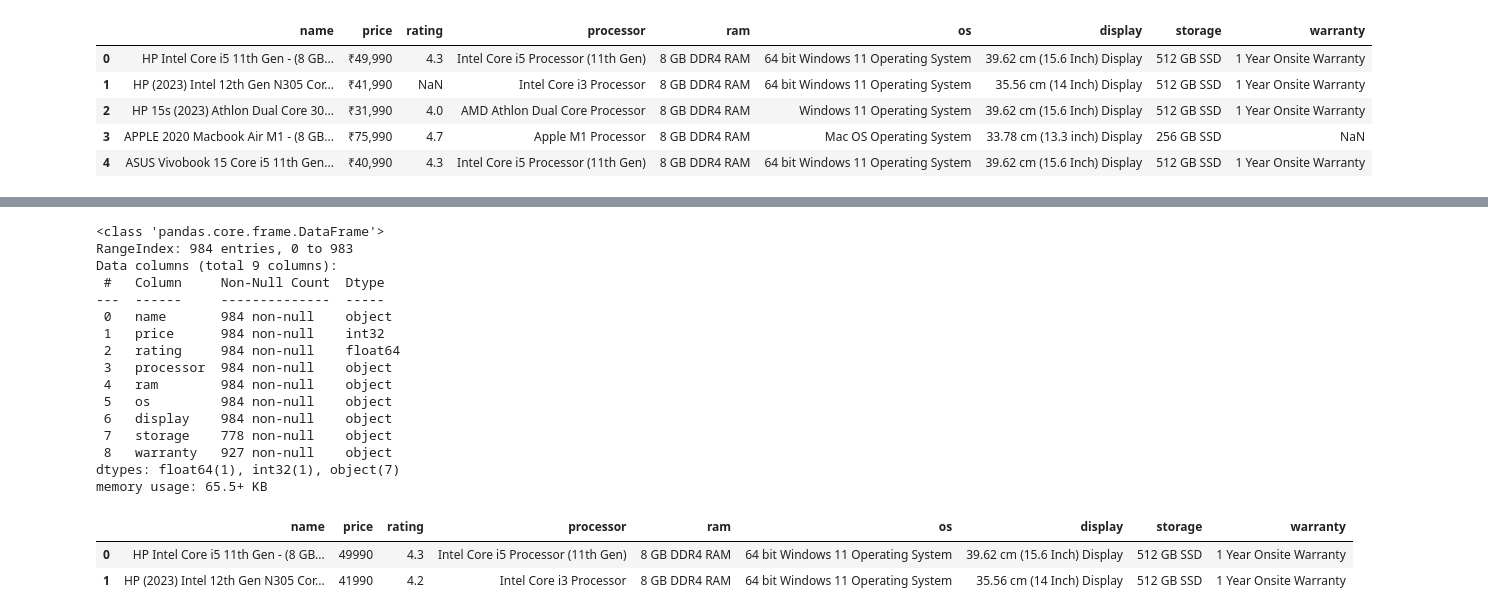
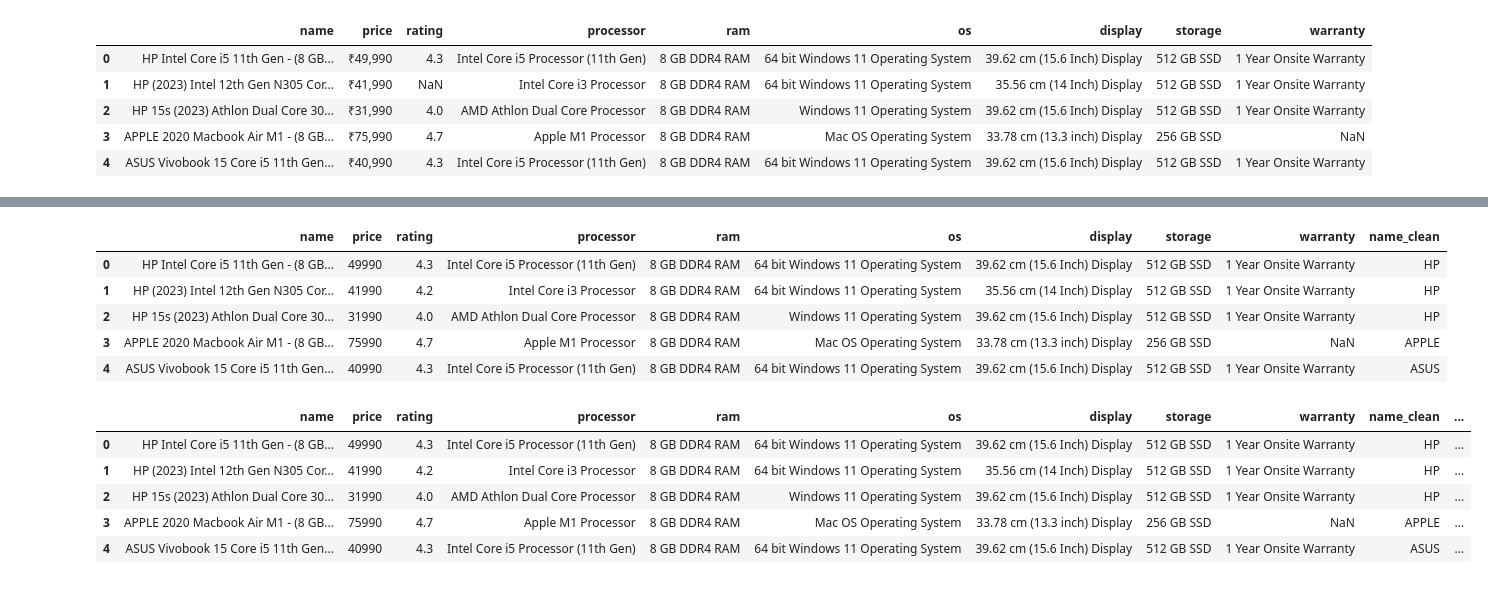
Before and after one commit to jeniljani-4444/End-to-End-Laptop-Price-Prediction, a Jupyter notebook: Flipkart Laptop Price Prediction.ipynb, the cells around one changed output, grey strips where cells are left out. Saved outputs shown, nothing was run; the diff lists cells and outputs as text; code cells hidden in the pictures.

```diff
--- a/Flipkart Laptop Price Prediction.ipynb
+++ b/Flipkart Laptop Price Prediction.ipynb
@@ -33,4 +48,4 @@ df.head()
 # %%
-# Cleaning Price Column
-df["price"] = df["price"].str.replace("₹","").str.replace(',','').str.strip().astype('int')
+# Cleaning price column
+df['price'] = df.price.str.replace('₹','').str.replace(',','').astype('int')
 # %%
@@ -65,3 +60,3 @@ sns.distplot(df['rating']);
 # %%
-df['rating'] = df['rating'].fillna(df['rating'].mean())
-df['rating'] = round(df['rating'],1)
+# Handling missig values in rating column
+df['rating'] = round(df.rating.fillna(df['rating'].mean()),1)
@@ -72,25 +63,35 @@ sns.distplot(df['rating']);
 # %%
-df.info()
+df.head()
 # %% [output]
-<class 'pandas.core.frame.DataFrame'>
-RangeIndex: 984 entries, 0 to 983
-Data columns (total 9 columns):
- #   Column     Non-Null Count  Dtype
----  ------     --------------  -----
- 0   name       984 non-null    object
- 1   price      984 non-null    int32
- 2   rating     984 non-null    float64
- 3   processor  984 non-null    object
- 4   ram        984 non-null    object
- 5   os         984 non-null    object
- 6   display    984 non-null    object
- 7   storage    778 non-null    object
- 8   warranty   927 non-null    object
-dtypes: float64(1), int32(1), object(7)
-memory usage: 65.5+ KB
+|  | name | price | rating | processor | ram | os | display | storage | warranty | name_clean |
+| 0 | HP Intel Core i5 11th Gen - (8 GB... | 49990 | 4.3 | Intel Core i5 Processor (11th Gen) | 8 GB DDR4 RAM | 64 bit Windows 11 Operating System | 39.62 cm (15.6 Inch) Display | 512 GB SSD | 1 Year Onsite Warranty | HP |
+| 1 | HP (2023) Intel 12th Gen N305 Cor... | 41990 | 4.2 | Intel Core i3 Processor | 8 GB DDR4 RAM | 64 bit Windows 11 Operating System | 35.56 cm (14 Inch) Display | 512 GB SSD | 1 Year Onsite Warranty | HP |
+| 2 | HP 15s (2023) Athlon Dual Core 30... | 31990 | 4.0 | AMD Athlon Dual Core Processor | 8 GB DDR4 RAM | Windows 11 Operating System | 39.62 cm (15.6 Inch) Display | 512 GB SSD | 1 Year Onsite Warranty | HP |
+| 3 | APPLE 2020 Macbook Air M1 - (8 GB... | 75990 | 4.7 | Apple M1 Processor | 8 GB DDR4 RAM | Mac OS Operating System | 33.78 cm (13.3 inch) Display | 256 GB SSD | NaN | APPLE |
+| 4 | ASUS Vivobook 15 Core i5 11th Gen... | 40990 | 4.3 | Intel Core i5 Processor (11th Gen) | 8 GB DDR4 RAM | 64 bit Windows 11 Operating System | 39.62 cm (15.6 Inch) Display | 512 GB SSD | 1 Year Onsite Warranty | ASUS |
+# %%
+# Extracting processor names and put them in a separte column called processor brand
+for index,row in df.iterrows():
+    items = row['processor'].split()
+
+    if 'Intel' in items:
+            df.at[index,'pros_brand'] = items[items.index('Intel')]
+    elif 'AMD' in items:
+            df.at[index,'pros_brand'] = items[items.index('AMD')]
+    elif 'Apple' in items:
+            df.at[index,'pros_brand'] = items[items.index('Apple')]
+    elif 'MediaTek' in items:
+            df.at[index,'pros_brand'] = items[items.index('MediaTek')]
+    elif 'Processor-i3-1115G4' in items:
+            df.at[index,'pros_brand'] = 'Intel'
+    elif 'Processor:' in items:
+            df.at[index,'pros_brand'] = 'AMD'
 # %%
-df.head(2)
+df.head()
 # %% [output]
-|  | name | price | rating | processor | ram | os | display | storage | warranty |
-| 0 | HP Intel Core i5 11th Gen - (8 GB... | 49990 | 4.3 | Intel Core i5 Processor (11th Gen) | 8 GB DDR4 RAM | 64 bit Windows 11 Operating System | 39.62 cm (15.6 Inch) Display | 512 GB SSD | 1 Year Onsite Warranty |
-| 1 | HP (2023) Intel 12th Gen N305 Cor... | 41990 | 4.2 | Intel Core i3 Processor | 8 GB DDR4 RAM | 64 bit Windows 11 Operating System | 35.56 cm (14 Inch) Display | 512 GB SSD | 1 Year Onsite Warranty |
+|  | name | price | rating | processor | ram | os | display | storage | warranty | name_clean | ... |
+| 0 | HP Intel Core i5 11th Gen - (8 GB... | 49990 | 4.3 | Intel Core i5 Processor (11th Gen) | 8 GB DDR4 RAM | 64 bit Windows 11 Operating System | 39.62 cm (15.6 Inch) Display | 512 GB SSD | 1 Year Onsite Warranty | HP | ... |
+| 1 | HP (2023) Intel 12th Gen N305 Cor... | 41990 | 4.2 | Intel Core i3 Processor | 8 GB DDR4 RAM | 64 bit Windows 11 Operating System | 35.56 cm (14 Inch) Display | 512 GB SSD | 1 Year Onsite Warranty | HP | ... |
+| 2 | HP 15s (2023) Athlon Dual Core 30... | 31990 | 4.0 | AMD Athlon Dual Core Processor | 8 GB DDR4 RAM | Windows 11 Operating System | 39.62 cm (15.6 Inch) Display | 512 GB SSD | 1 Year Onsite Warranty | HP | ... |
+| 3 | APPLE 2020 Macbook Air M1 - (8 GB... | 75990 | 4.7 | Apple M1 Processor | 8 GB DDR4 RAM | Mac OS Operating System | 33.78 cm (13.3 inch) Display | 256 GB SSD | NaN | APPLE | ... |
+| 4 | ASUS Vivobook 15 Core i5 11th Gen... | 40990 | 4.3 | Intel Core i5 Processor (11th Gen) | 8 GB DDR4 RAM | 64 bit Windows 11 Operating System | 39.62 cm (15.6 Inch) Display | 512 GB SSD | 1 Year Onsite Warranty | ASUS | ... |
```
Also changed, not shown: parts of 49 cells of this notebook.
